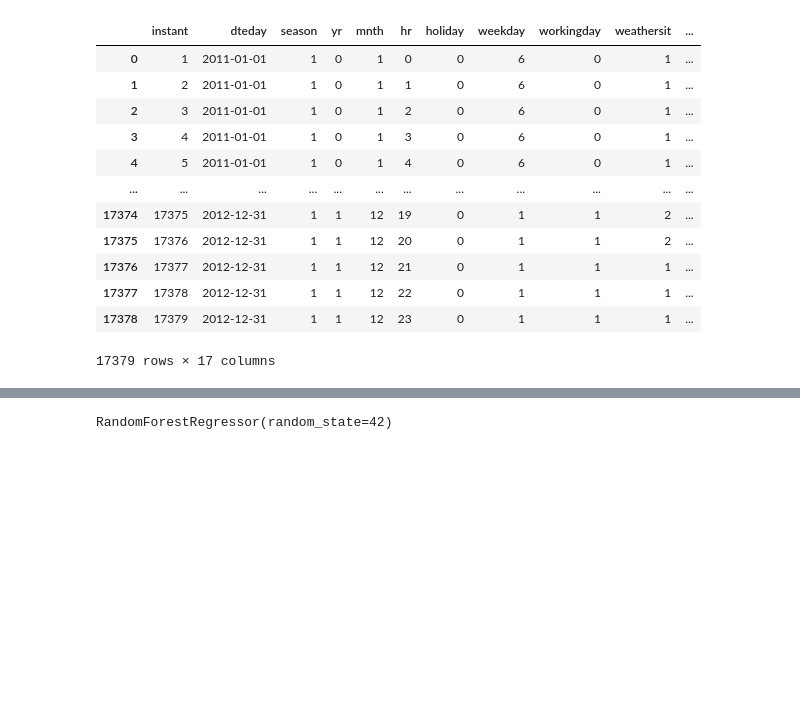
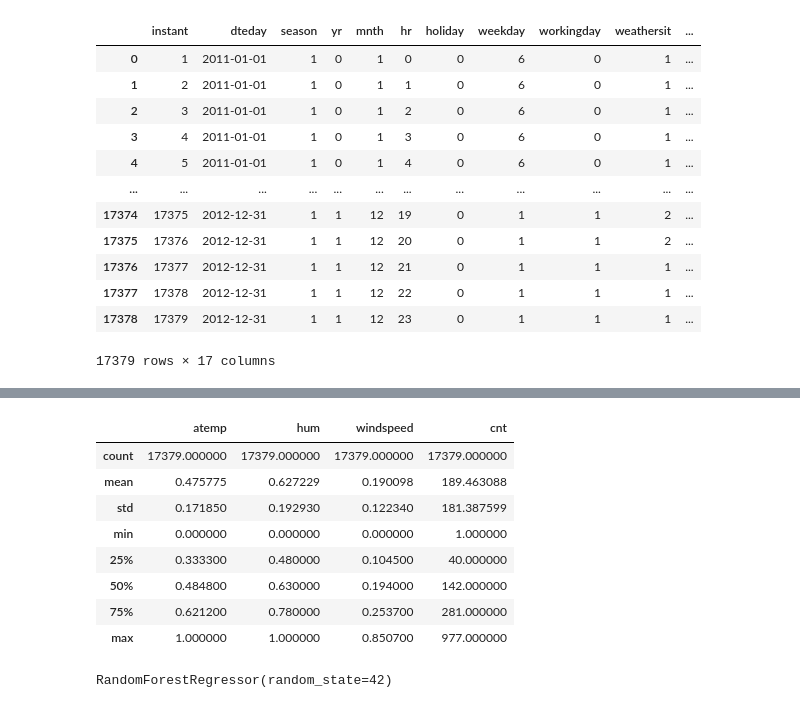
Before and after one commit to COGS118A/Group019-Wi23, a Jupyter notebook: Group19-RandomForest.ipynb, the cells around one changed output, grey strips where cells are left out. Drawn from its saved outputs; the diff is of its cells as text; code cells hidden in the pictures; blank space fills up the shorter version.

```diff
--- a/Group19-RandomForest.ipynb
+++ b/Group19-RandomForest.ipynb
@@ -42,0 +61,19 @@ X_train, X_test, y_train, y_test = train_test_split(X, y, test_size=0.3, random_
+# %%
+categorized_col = ['season', 'mnth', 'hr', 'weekday', 'workingday', 'weathersit']
+for col in categorized_col:
+    bikes_data[col] = bikes_data[col].astype('category')
+
+# Drop temp bc high correlation to atemp
+bikes_data = bikes_data.drop(['temp'], axis=1)
+# %%
+bikes_data.describe()
+# %% [output]
+|  | atemp | hum | windspeed | cnt |
+| count | 17379.000000 | 17379.000000 | 17379.000000 | 17379.000000 |
+| mean | 0.475775 | 0.627229 | 0.190098 | 189.463088 |
+| std | 0.171850 | 0.192930 | 0.122340 | 181.387599 |
+| min | 0.000000 | 0.000000 | 0.000000 | 1.000000 |
+| 25% | 0.333300 | 0.480000 | 0.104500 | 40.000000 |
+| 50% | 0.484800 | 0.630000 | 0.194000 | 142.000000 |
+| 75% | 0.621200 | 0.780000 | 0.253700 | 281.000000 |
+| max | 1.000000 | 1.000000 | 0.850700 | 977.000000 |
```
Also changed, not shown: parts of 26 cells of this notebook.
